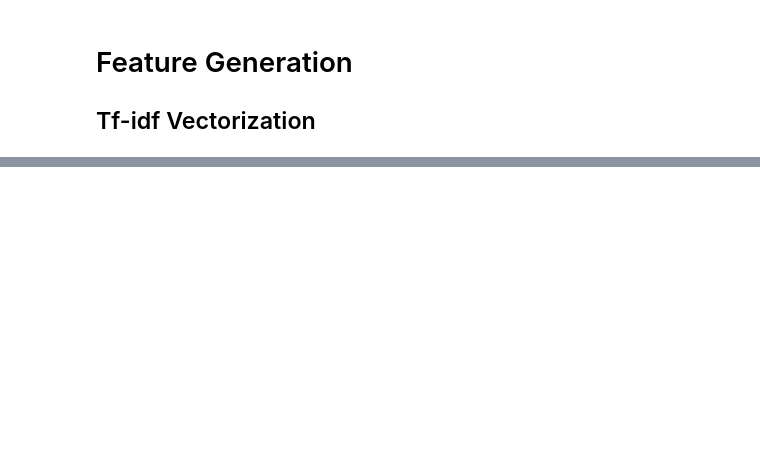
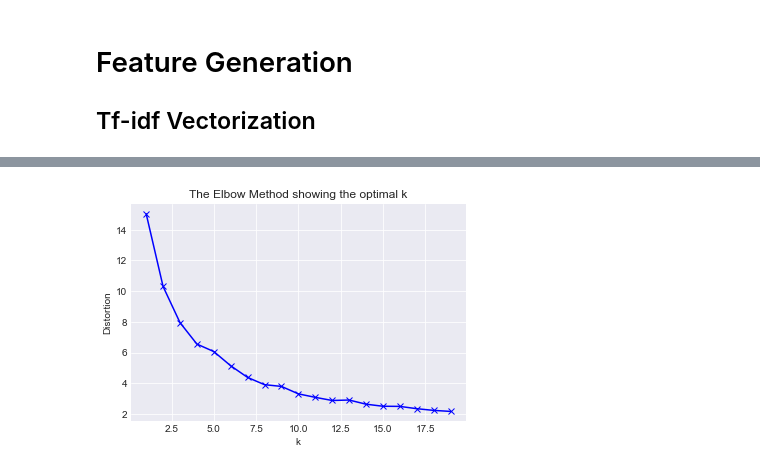
Before and after one commit to lamkg/-Thinkful-Unsupervised-Learning-Capstone, a Jupyter notebook: Unsupervised Learning Capstone.ipynb, the cells around one changed output, grey strips where cells are left out. Cells and saved outputs as stored; diff of their text form; code cells hidden in the pictures; blank space fills up the shorter version.

```diff
--- a/Unsupervised Learning Capstone.ipynb
+++ b/Unsupervised Learning Capstone.ipynb
@@ -152,0 +239,8 @@ X_train, X_test, y_train, y_test = train_test_split(X, y, test_size=0.25)
+# %%
+# Put the new features together with their respective authors.
+# Create a data frame for the features first.
+txt_bow = pd.DataFrame(data=X_train_words, columns=['BoW', 'Adv', 'Verb', 'Noun',
+                                                   'Adj', 'Sent_len'])
+# Add the author data into the data frame.
+txt_bow = pd.concat([txt_bow, y_train_new], ignore_index=False, axis=1)
+txt_bow.head()
@@ -152,0 +254,6 @@ X_train, X_test, y_train, y_test = train_test_split(X, y, test_size=0.25)
+# %%
+# Okay so I have the boW as features,
+# Now I want to obtain the tf-idf features too.
+X_norm_df = pd.DataFrame(data=X_norm.toarray())
+txt_tfidf_bow = pd.concat([txt_bow, X_norm_df], ignore_index=False, axis=1)
+txt_tfidf_bow.head()
@@ -152,0 +272,12 @@ X_train, X_test, y_train, y_test = train_test_split(X, y, test_size=0.25)
+# %%
+# Identifying features and labels to choose from
+features = txt_tfidf_bow.drop(['BoW', 'author'], axis=1)
+y2_train = txt_tfidf_bow.author
+# %%
+# Theres too many features at the moment, so I will limit it to top 150.
+from sklearn.feature_selection import SelectKBest
+from sklearn.feature_selection import chi2
+
+# Instantiating and fitting the 150 best features
+kbest = SelectKBest(chi2, k=150)
+X2_train = kbest.fit_transform(features, y2_train)
@@ -152,0 +331,21 @@ X_train, X_test, y_train, y_test = train_test_split(X, y, test_size=0.25)
+# %%
+from scipy.spatial.distance import cdist
+# Use the elbow method to see what is the optimal amount of clusters.
+
+# k means determine k
+distortions = []
+K = range(1,20)
+for k in K:
+    kmeanModel = KMeans(n_clusters=k).fit(X2_train)
+    kmeanModel.fit(X2_train)
+    distortions.append(sum(np.min(cdist(X2_train, kmeanModel.cluster_centers_, 'euclidean'), axis=1)) / X2_train.shape[0])
+
+# Plot the elbow
+sns.set_style('darkgrid')
+plt.plot(K, distortions, 'bx-')
+plt.xlabel('k')
+plt.ylabel('Distortion')
+plt.title('The Elbow Method showing the optimal k')
+plt.show()
+# %% [output]
+[figure, added]
```
Also changed, not shown: parts of 31 cells of this notebook.
